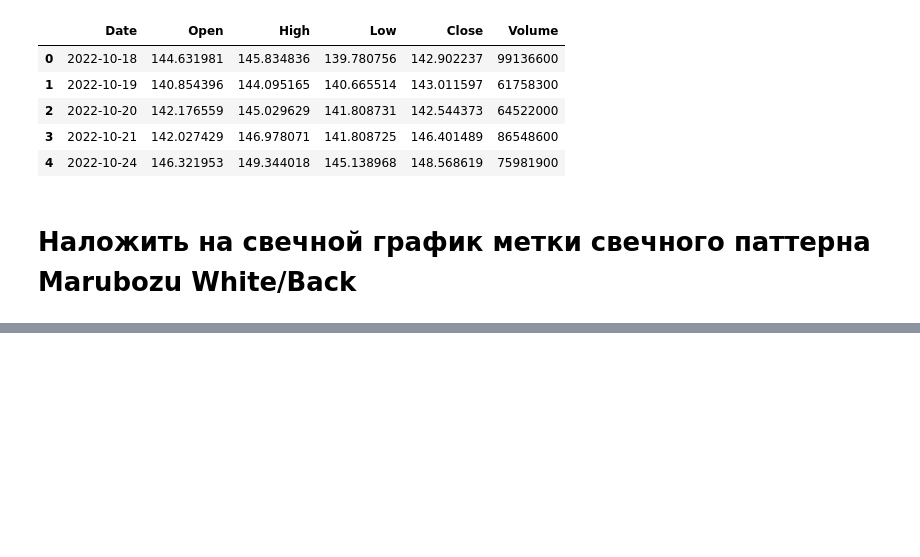
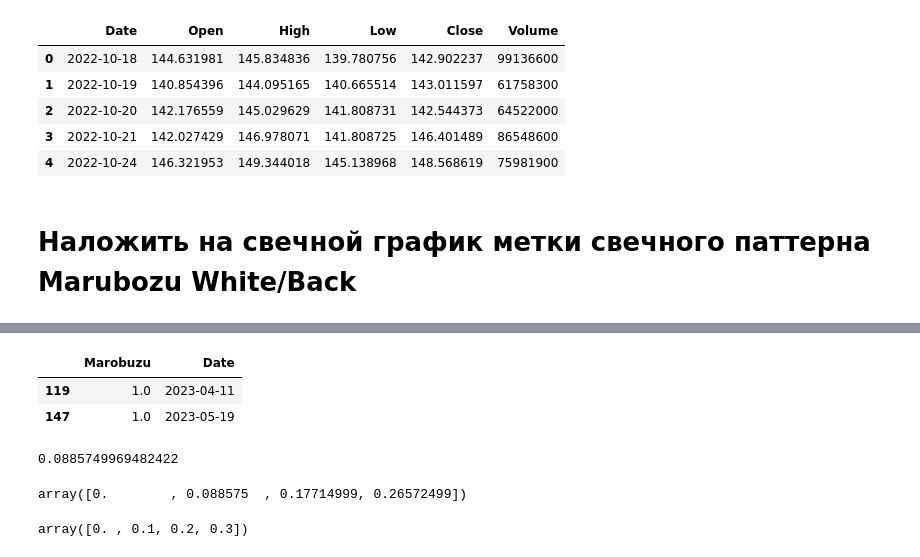
Before and after one commit to Kasymkhankhubiyev/Sirius-Uni, a Jupyter notebook: Intoduction Into Profession/tasks/Task4.ipynb, the cells around one changed output, grey strips where cells are left out. Drawn from its saved outputs; the diff is of its cells as text; code cells hidden in the pictures; blank space fills up the shorter version.

```diff
--- a/Intoduction Into Profession/tasks/Task4.ipynb
+++ b/Intoduction Into Profession/tasks/Task4.ipynb
@@ -104,0 +135,23 @@ See the caveats in the documentation: https://pandas.pydata.org/pandas-docs/stab
+# %%
+marobuzu_points = marobuzu[np.where(marobuzu > 0, True, False)]
+marobuzu_dates = dates[np.where(marobuzu > 0, True, False)]
+pd.DataFrame({'Marobuzu': marobuzu_points, 'Date': marobuzu_dates})
+# %% [output]
+|  | Marobuzu | Date |
+| 119 | 1.0 | 2023-04-11 |
+| 147 | 1.0 | 2023-05-19 |
+# %%
+start_epsilon = 0
+end_epsilon = 0.3
+step = 0.0005 * df['Close'].values[-1]
+step
+# %% [output]
+0.0885749969482422
+# %%
+np.arange(start_epsilon, end_epsilon, step)
+# %% [output]
+array([0.        , 0.088575  , 0.17714999, 0.26572499])
+# %%
+np.linspace(start_epsilon, end_epsilon, round((end_epsilon - start_epsilon)/step)+1)
+# %% [output]
+array([0. , 0.1, 0.2, 0.3])
```
Also changed, not shown: parts of 5 cells of this notebook, 2 other files.
